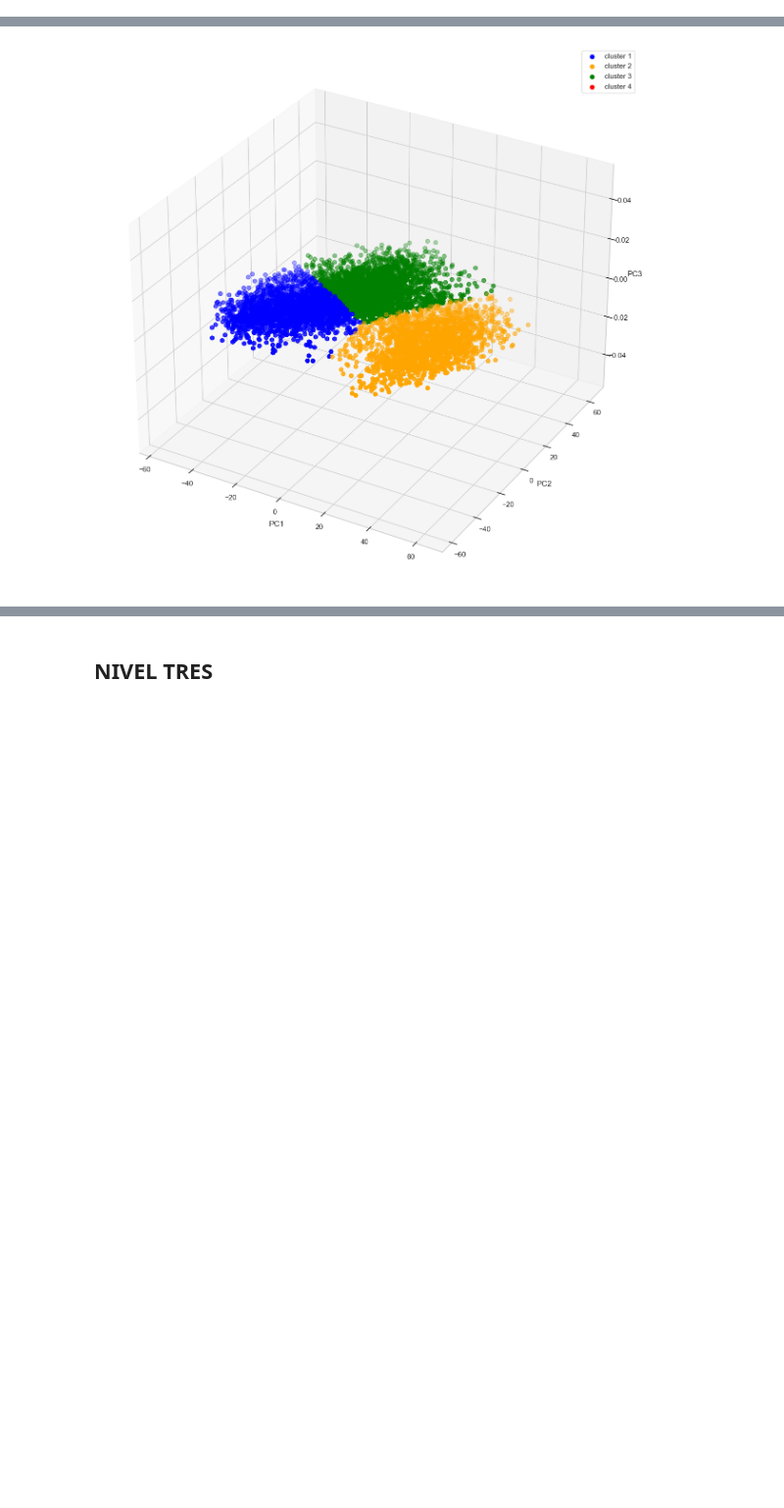
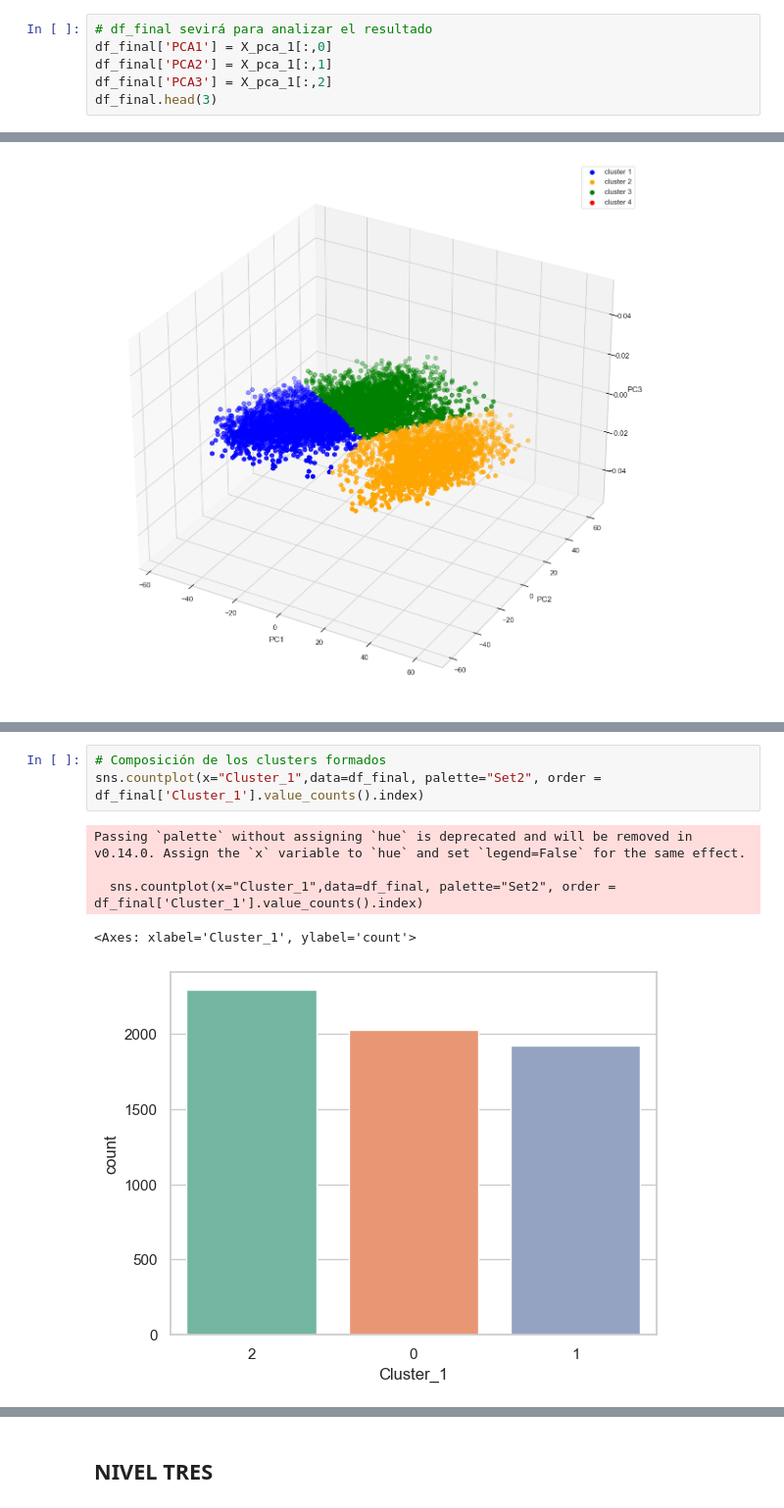
Before and after one commit to JavierBurgos-web/PROYECTO_ANALITICA_2da_entrega, a Jupyter notebook: CLUSTERING_full.ipynb, the cells around one changed output, grey strips where cells are left out. Shown at 98% size. Drawn from its saved outputs; the diff is of its cells as text; blank space fills up the shorter version.

```diff
--- a/CLUSTERING_full.ipynb
+++ b/CLUSTERING_full.ipynb
@@ -170,0 +173,6 @@ array([[ 60.8857691 ,  22.82989908,   4.62140937],
+# %%
+# df_final sevirá para analizar el resultado
+df_final['PCA1'] = X_pca_1[:,0]
+df_final['PCA2'] = X_pca_1[:,1]
+df_final['PCA3'] = X_pca_1[:,2]
+df_final.head(3)
@@ -296,0 +352,9 @@ plt.show()
+# %%
+# Composición de los clusters formados
+sns.countplot(x="Cluster_1",data=df_final, palette="Set2", order = df_final['Cluster_1'].value_counts().index)
+# %% [output]
+Passing `palette` without assigning `hue` is deprecated and will be removed in v0.14.0. Assign the `x` variable to `hue` and set `legend=False` for the same effect.
+
+  sns.countplot(x="Cluster_1",data=df_final, palette="Set2", order = df_final['Cluster_1'].value_counts().index)
+<Axes: xlabel='Cluster_1', ylabel='count'>
+[figure, added]
```
Also changed, not shown: parts of 23 cells of this notebook.
